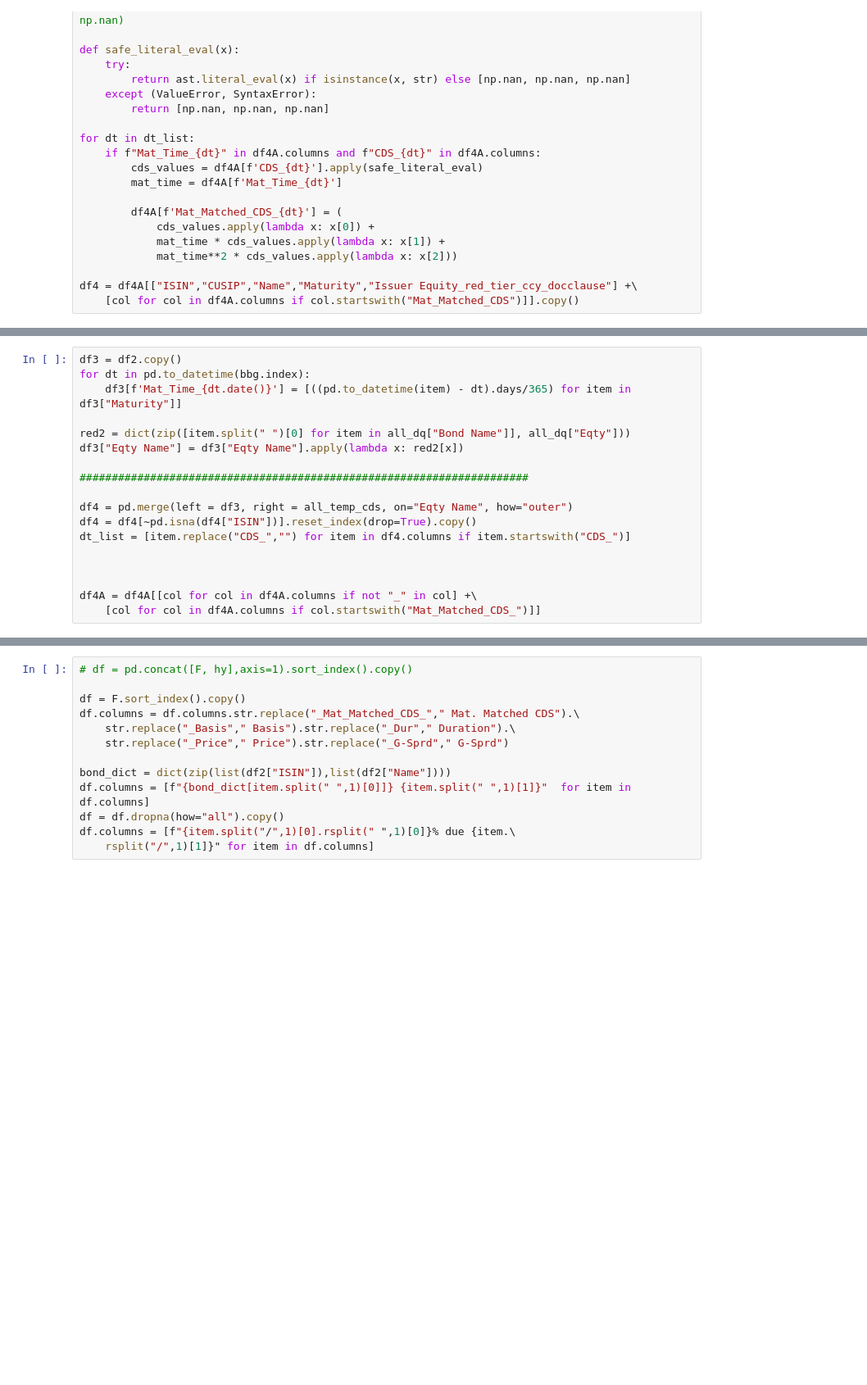
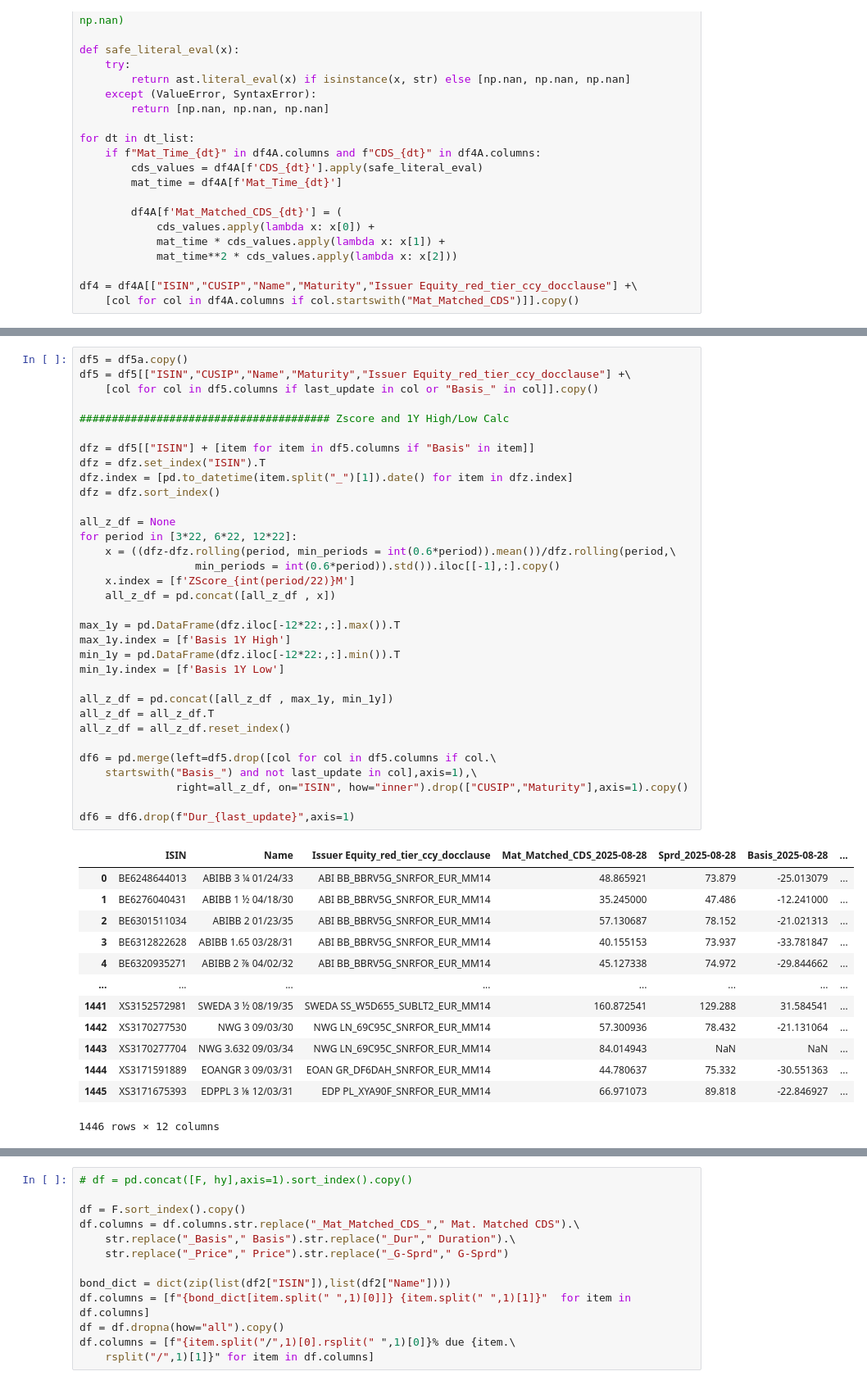
Before and after one commit to vasusharmaiiicm/55A.-HY-Basis-Tool, a Jupyter notebook: Final.ipynb, the cells around one changed output, grey strips where cells are left out. Shown at 82% size. Saved outputs shown, nothing was run; the diff lists cells and outputs as text; blank space fills up the shorter version.

```diff
--- a/Final.ipynb
+++ b/Final.ipynb
@@ -407,18 +358,0 @@ df2
-# %%
-df3 = df2.copy()
-for dt in pd.to_datetime(bbg.index):
-    df3[f'Mat_Time_{dt.date()}'] = [((pd.to_datetime(item) - dt).days/365) for item in df3["Maturity"]]
-
-red2 = dict(zip([item.split(" ")[0] for item in all_dq["Bond Name"]], all_dq["Eqty"]))
-df3["Eqty Name"] = df3["Eqty Name"].apply(lambda x: red2[x])
-
-######################################################################
-
-df4 = pd.merge(left = df3, right = all_temp_cds, on="Eqty Name", how="outer")
-df4 = df4[~pd.isna(df4["ISIN"])].reset_index(drop=True).copy()
-dt_list = [item.replace("CDS_","") for item in df4.columns if item.startswith("CDS_")]
-
-
-
-df4A = df4A[[col for col in df4A.columns if not "_" in col] +\
-    [col for col in df4A.columns if col.startswith("Mat_Matched_CDS_")]]
@@ -424,0 +435,47 @@ df4A = df4A[[col for col in df4A.columns if not "_" in col] +\
+# %%
+df5 = df5a.copy()
+df5 = df5[["ISIN","CUSIP","Name","Maturity","Issuer Equity_red_tier_ccy_docclause"] +\
+    [col for col in df5.columns if last_update in col or "Basis_" in col]].copy()
+
+####################################### Zscore and 1Y High/Low Calc
+
+dfz = df5[["ISIN"] + [item for item in df5.columns if "Basis" in item]]
+dfz = dfz.set_index("ISIN").T
+dfz.index = [pd.to_datetime(item.split("_")[1]).date() for item in dfz.index]
+dfz = dfz.sort_index()
+
+all_z_df = None
+for period in [3*22, 6*22, 12*22]:
+    x = ((dfz-dfz.rolling(period, min_periods = int(0.6*period)).mean())/dfz.rolling(period,\
+                  min_periods = int(0.6*period)).std()).iloc[[-1],:].copy()
+    x.index = [f'ZScore_{int(period/22)}M']
+    all_z_df = pd.concat([all_z_df , x])
+
+max_1y = pd.DataFrame(dfz.iloc[-12*22:,:].max()).T
+max_1y.index = [f'Basis 1Y High']
+min_1y = pd.DataFrame(dfz.iloc[-12*22:,:].min()).T
+min_1y.index = [f'Basis 1Y Low']
+
+all_z_df = pd.concat([all_z_df , max_1y, min_1y])
+all_z_df = all_z_df.T
+all_z_df = all_z_df.reset_index()
+
+df6 = pd.merge(left=df5.drop([col for col in df5.columns if col.\
+    startswith("Basis_") and not last_update in col],axis=1),\
+               right=all_z_df, on="ISIN", how="inner").drop(["CUSIP","Maturity"],axis=1).copy()
+
+df6 = df6.drop(f"Dur_{last_update}",axis=1)
+# %% [output]
+|  | ISIN | Name | Issuer Equity_red_tier_ccy_docclause | Mat_Matched_CDS_2025-08-28 | Sprd_2025-08-28 | Basis_2025-08-28 | ... |
+| 0 | BE6248644013 | ABIBB 3 ¼ 01/24/33 | ABI BB_BBRV5G_SNRFOR_EUR_MM14 | 48.865921 | 73.879 | -25.013079 | ... |
+| 1 | BE6276040431 | ABIBB 1 ½ 04/18/30 | ABI BB_BBRV5G_SNRFOR_EUR_MM14 | 35.245000 | 47.486 | -12.241000 | ... |
+| 2 | BE6301511034 | ABIBB 2 01/23/35 | ABI BB_BBRV5G_SNRFOR_EUR_MM14 | 57.130687 | 78.152 | -21.021313 | ... |
+| 3 | BE6312822628 | ABIBB 1.65 03/28/31 | ABI BB_BBRV5G_SNRFOR_EUR_MM14 | 40.155153 | 73.937 | -33.781847 | ... |
+| 4 | BE6320935271 | ABIBB 2 ⅞ 04/02/32 | ABI BB_BBRV5G_SNRFOR_EUR_MM14 | 45.127338 | 74.972 | -29.844662 | ... |
+| ... | ... | ... | ... | ... | ... | ... | ... |
+| 1441 | XS3152572981 | SWEDA 3 ½ 08/19/35 | SWEDA SS_W5D655_SUBLT2_EUR_MM14 | 160.872541 | 129.288 | 31.584541 | ... |
+| 1442 | XS3170277530 | NWG 3 09/03/30 | NWG LN_69C95C_SNRFOR_EUR_MM14 | 57.300936 | 78.432 | -21.131064 | ... |
+| 1443 | XS3170277704 | NWG 3.632 09/03/34 | NWG LN_69C95C_SNRFOR_EUR_MM14 | 84.014943 | NaN | NaN | ... |
+| 1444 | XS3171591889 | EOANGR 3 09/03/31 | EOAN GR_DF6DAH_SNRFOR_EUR_MM14 | 44.780637 | 75.332 | -30.551363 | ... |
+| 1445 | XS3171675393 | EDPPL 3 ⅛ 12/03/31 | EDP PL_XYA90F_SNRFOR_EUR_MM14 | 66.971073 | 89.818 | -22.846927 | ... |
+1446 rows × 12 columns
```
Also changed, not shown: parts of 8 cells of this notebook, 2 other files.
